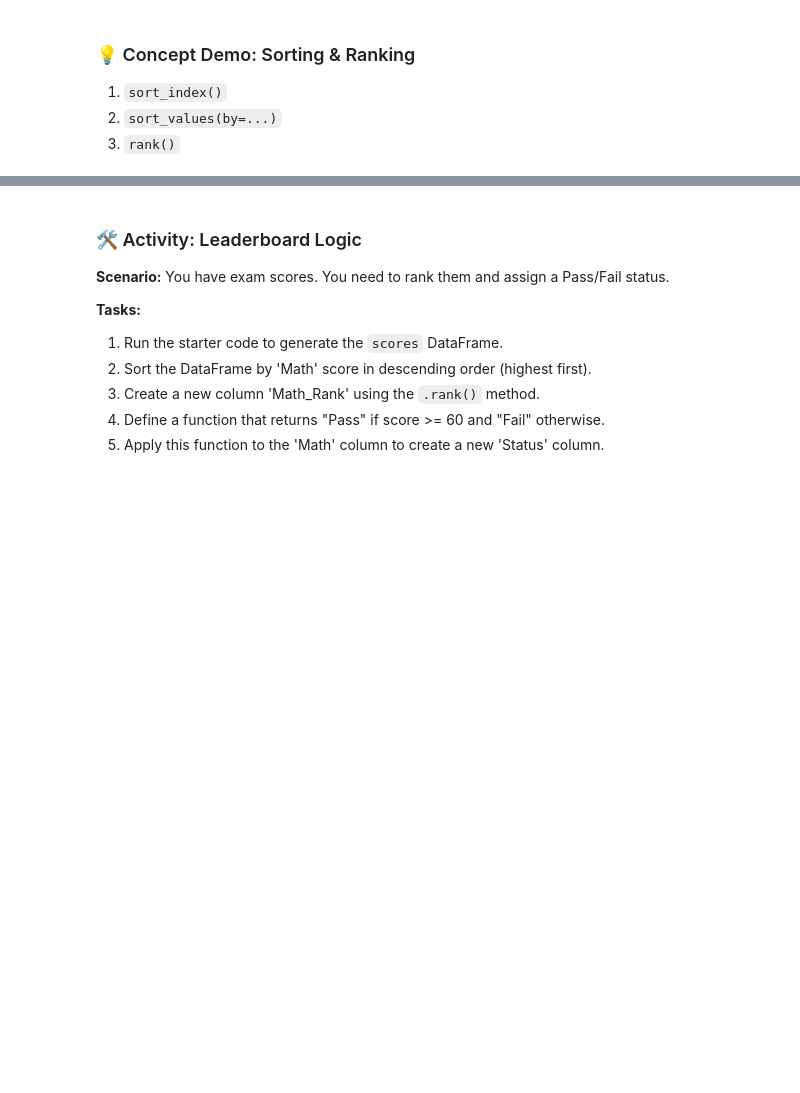
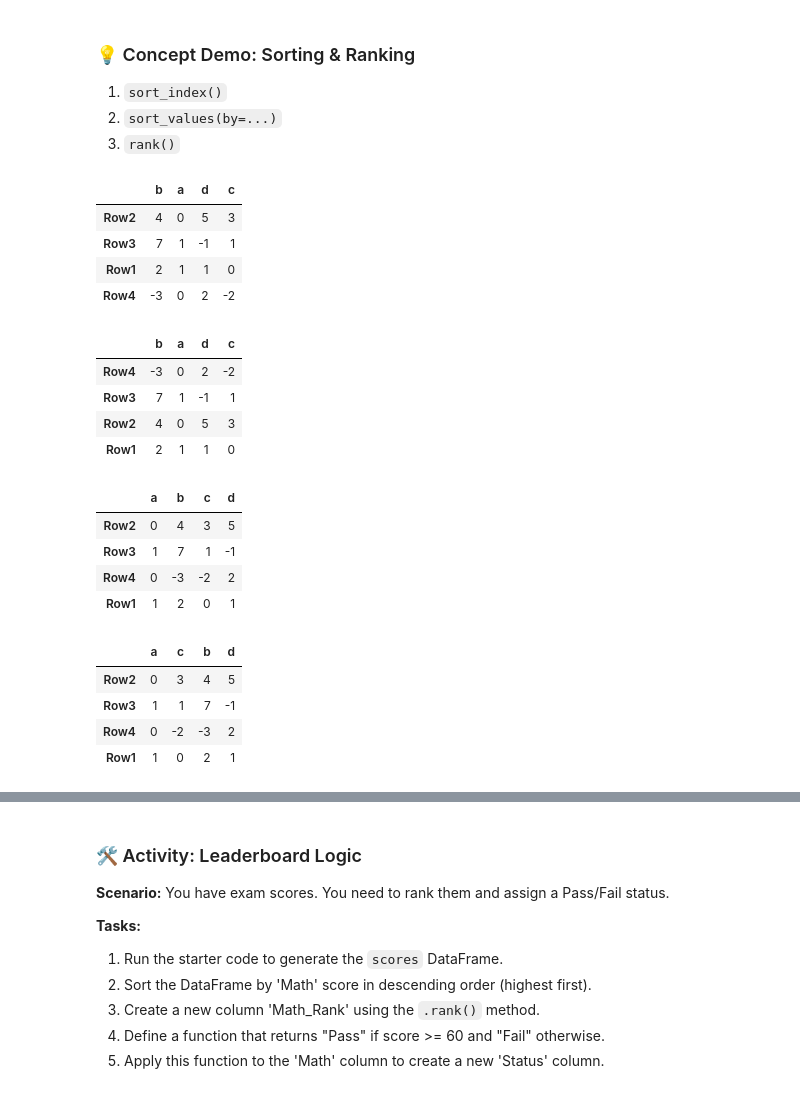
Before and after one commit to kennywong85/6m-data-1.7-intro-pandas, a Jupyter notebook: notebooks/pandas_lesson.ipynb, the cells around one changed output, grey strips where cells are left out. Saved outputs shown, nothing was run; the diff lists cells and outputs as text; code cells hidden in the pictures; blank space fills up the shorter version.

```diff
--- a/notebooks/pandas_lesson.ipynb
+++ b/notebooks/pandas_lesson.ipynb
@@ -374,0 +373,34 @@ frame
+# %%
+
+
+# [DEMO] Sort by values in column 'c'
+
+display(frame.sort_values(by = "c", ascending=False))
+
+display(frame.sort_index(ascending=False))
+
+display(frame.sort_index(axis=1, ascending=True))
+
+# sort columns by particular row
+display(frame.sort_values(by="Row2", axis=1))
+# %% [output]
+|  | b | a | d | c |
+| Row2 | 4 | 0 | 5 | 3 |
+| Row3 | 7 | 1 | -1 | 1 |
+| Row1 | 2 | 1 | 1 | 0 |
+| Row4 | -3 | 0 | 2 | -2 |
+|  | b | a | d | c |
+| Row4 | -3 | 0 | 2 | -2 |
+| Row3 | 7 | 1 | -1 | 1 |
+| Row2 | 4 | 0 | 5 | 3 |
+| Row1 | 2 | 1 | 1 | 0 |
+|  | a | b | c | d |
+| Row2 | 0 | 4 | 3 | 5 |
+| Row3 | 1 | 7 | 1 | -1 |
+| Row4 | 0 | -3 | -2 | 2 |
+| Row1 | 1 | 2 | 0 | 1 |
+|  | a | c | b | d |
+| Row2 | 0 | 3 | 4 | 5 |
+| Row3 | 1 | 1 | 7 | -1 |
+| Row4 | 0 | -2 | -3 | 2 |
+| Row1 | 1 | 0 | 2 | 1 |
```
Also changed, not shown: parts of 4 cells of this notebook.
